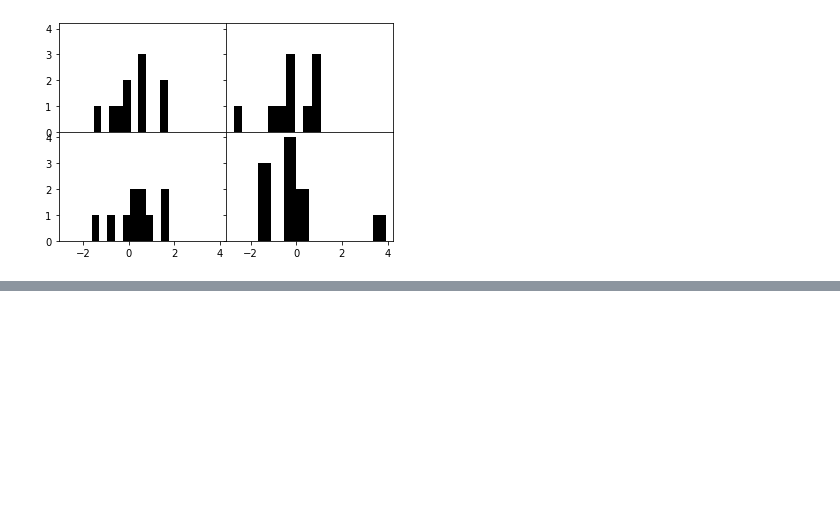
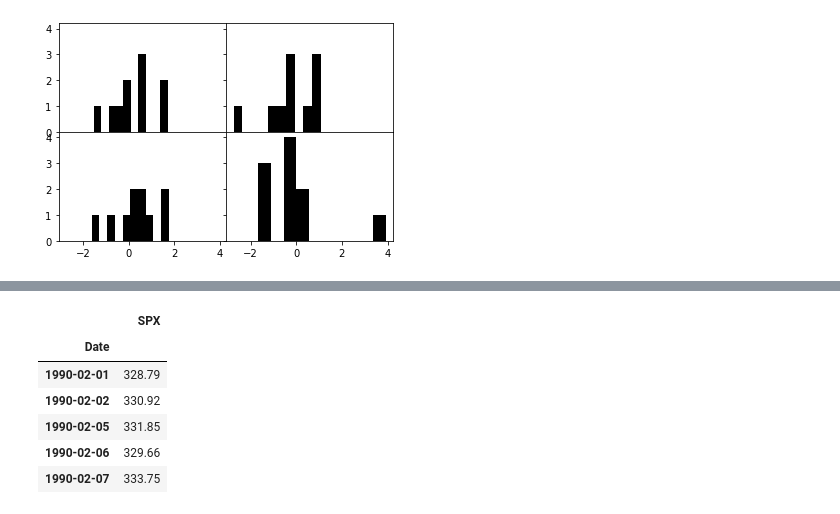
Before and after one commit to Kaiquenakao/plotagem-visualizacao, a Jupyter notebook: plotagem.ipynb, the cells around one changed output, grey strips where cells are left out. Cells and saved outputs as stored; diff of their text form; code cells hidden in the pictures; blank space fills up the shorter version.

```diff
--- a/plotagem.ipynb
+++ b/plotagem.ipynb
@@ -198,0 +204,11 @@ ax.legend(loc='best')
+# %%
+data = pd.read_csv('examples/spx.csv', index_col=0, parse_dates=True)
+data.head()
+# %% [output]
+|  | SPX |
+| Date |  |
+| 1990-02-01 | 328.79 |
+| 1990-02-02 | 330.92 |
+| 1990-02-05 | 331.85 |
+| 1990-02-06 | 329.66 |
+| 1990-02-07 | 333.75 |
```
Also changed, not shown: parts of 13 cells of this notebook, 1 other file.
